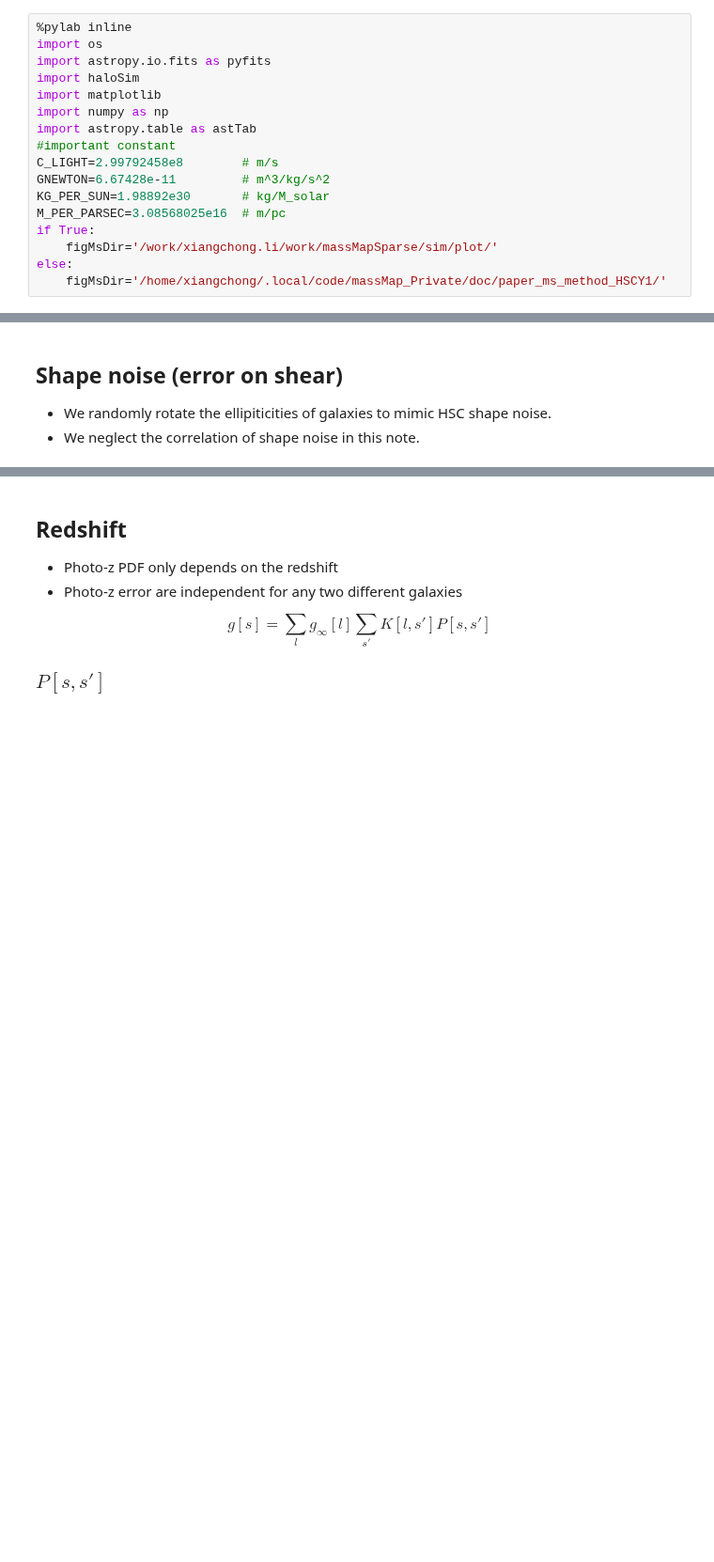
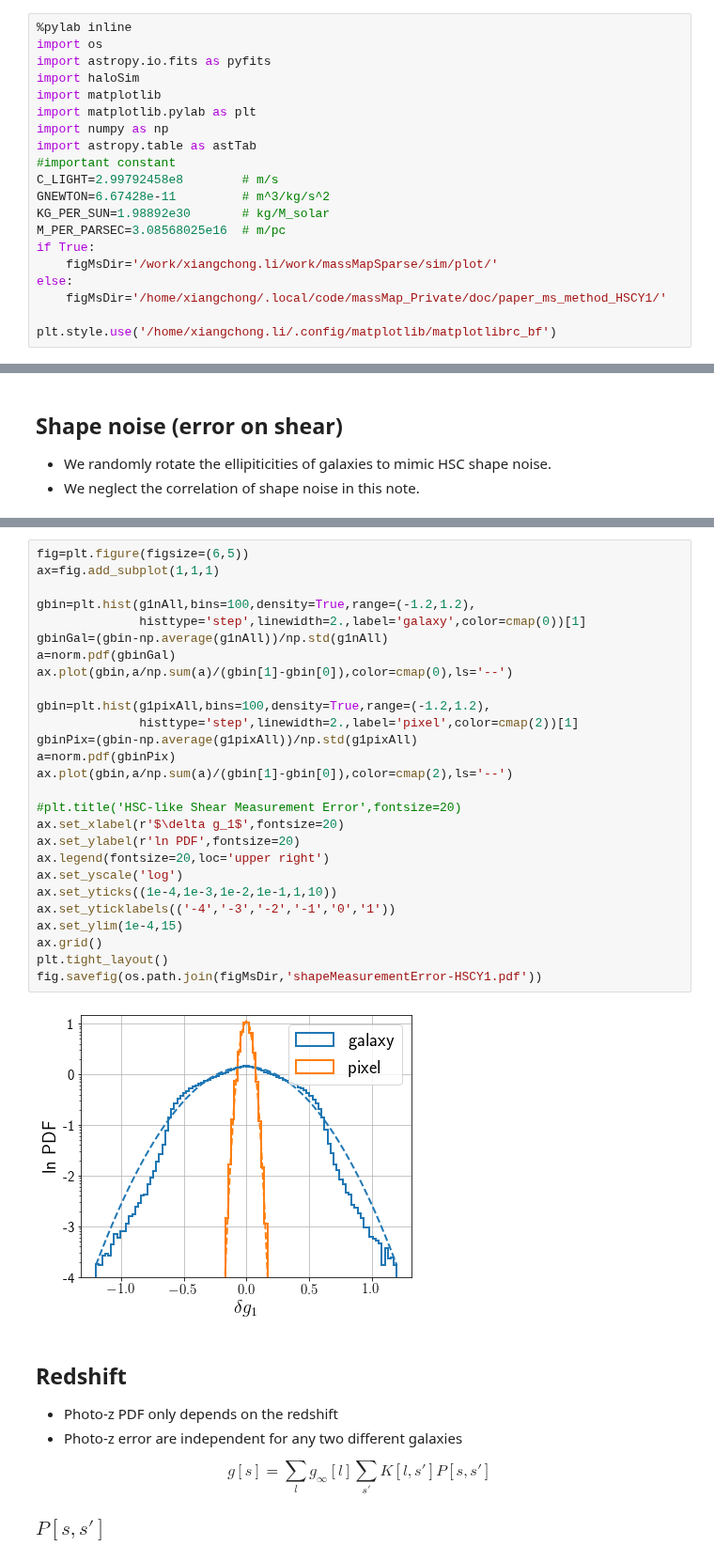
Before and after one commit to mr-superonion/splinv, a Jupyter notebook: notebook/sim/sim-stamp-HSClike.ipynb, the cells around one changed output, grey strips where cells are left out. Shown at 94% size. Drawn from its saved outputs; the diff is of its cells as text; blank space fills up the shorter version.

```diff
--- a/notebook/sim/sim-stamp-HSClike.ipynb
+++ b/notebook/sim/sim-stamp-HSClike.ipynb
@@ -4,6 +4,7 @@ import os
 import astropy.io.fits as pyfits
 import haloSim
 import matplotlib
+import matplotlib.pylab as plt
 import numpy as np
 import astropy.table as astTab
 #important constant
@@ -15,5 +16,7 @@ if True:
     figMsDir='/work/xiangchong.li/work/massMapSparse/sim/plot/'
 else:
     figMsDir='/home/xiangchong/.local/code/massMap_Private/doc/paper_ms_method_HSCY1/'
+
+plt.style.use('/home/xiangchong.li/.config/matplotlib/matplotlibrc_bf')
 # %% [output]
 Populating the interactive namespace from numpy and matplotlib
@@ -140,3 +121,32 @@ plt.savefig(os.path.join(figMsDir,'shapeMeasurementError-HSCY1.pdf'))
+# %%
+fig=plt.figure(figsize=(6,5))
+ax=fig.add_subplot(1,1,1)
+
+gbin=plt.hist(g1nAll,bins=100,density=True,range=(-1.2,1.2),
+              histtype='step',linewidth=2.,label='galaxy',color=cmap(0))[1]
+gbinGal=(gbin-np.average(g1nAll))/np.std(g1nAll)
+a=norm.pdf(gbinGal)
+ax.plot(gbin,a/np.sum(a)/(gbin[1]-gbin[0]),color=cmap(0),ls='--')
+
+gbin=plt.hist(g1pixAll,bins=100,density=True,range=(-1.2,1.2),
+              histtype='step',linewidth=2.,label='pixel',color=cmap(2))[1]
+gbinPix=(gbin-np.average(g1pixAll))/np.std(g1pixAll)
+a=norm.pdf(gbinPix)
+ax.plot(gbin,a/np.sum(a)/(gbin[1]-gbin[0]),color=cmap(2),ls='--')
+
+#plt.title('HSC-like Shear Measurement Error',fontsize=20)
+ax.set_xlabel(r'$\delta g_1$',fontsize=20)
+ax.set_ylabel(r'ln PDF',fontsize=20)
+ax.legend(fontsize=20,loc='upper right')
+ax.set_yscale('log')
+ax.set_yticks((1e-4,1e-3,1e-2,1e-1,1,10))
+ax.set_yticklabels(('-4','-3','-2','-1','0','1'))
+ax.set_ylim(1e-4,15)
+ax.grid()
+plt.tight_layout()
+fig.savefig(os.path.join(figMsDir,'shapeMeasurementError-HSCY1.pdf'))
+# %% [output]
+[figure, added]
 # %% [markdown]
 ## Redshift
 + Photo-z PDF only depends on the redshift
```
Also changed, not shown: parts of 2 cells of this notebook, 2 other files.
